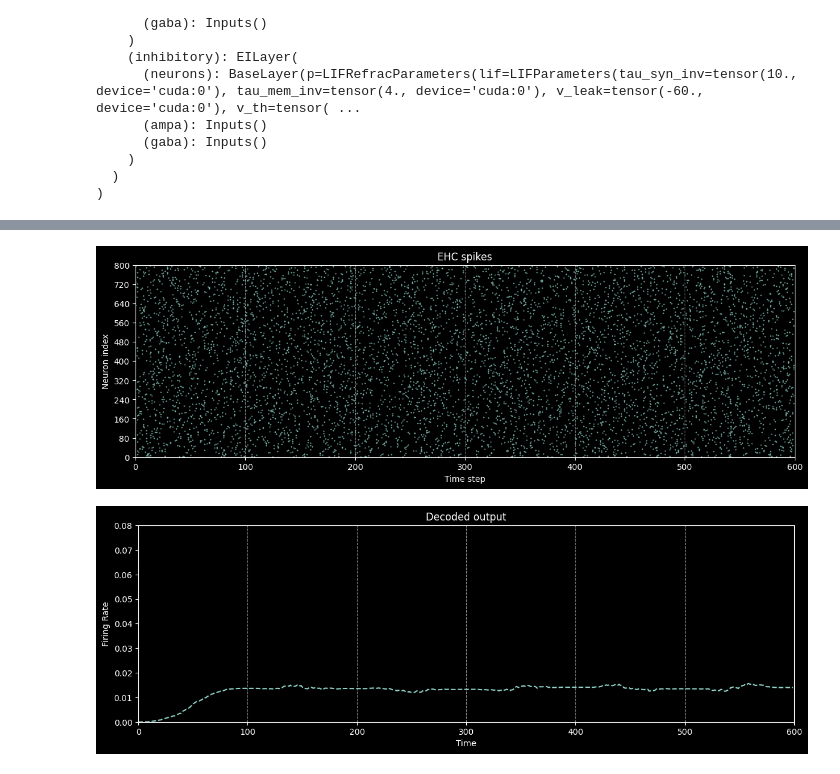
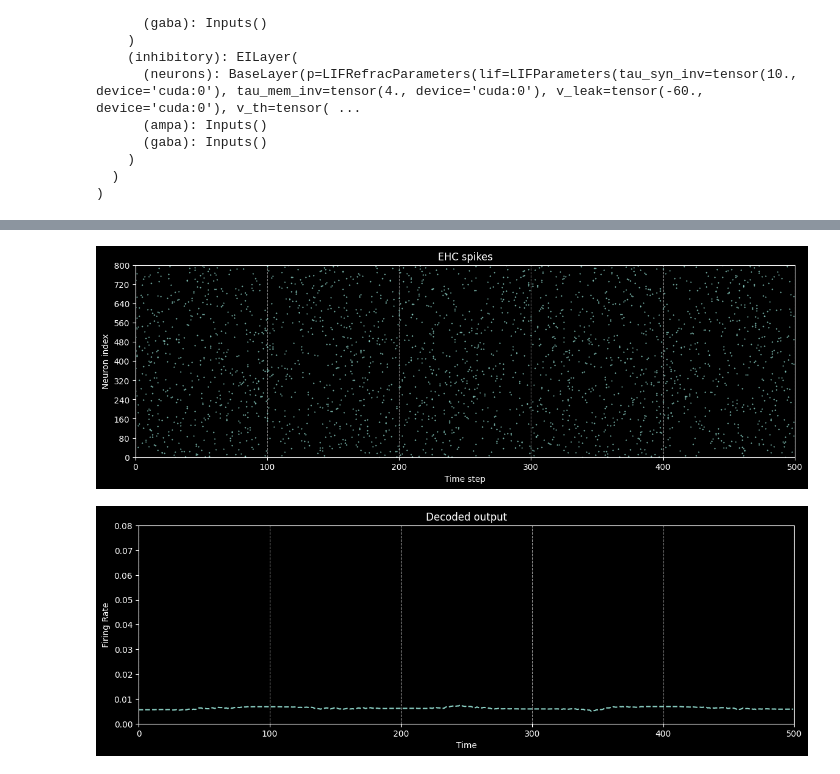
Before and after one commit to BorjaEst/spatial-navigation, a Jupyter notebook: notebooks/EIModel-Balanced.ipynb, the cells around one changed output, grey strips where cells are left out. Saved outputs shown, nothing was run; the diff lists cells and outputs as text; code cells hidden in the pictures.

```diff
--- a/notebooks/EIModel-Balanced.ipynb
+++ b/notebooks/EIModel-Balanced.ipynb
@@ -39,23 +56,23 @@ def signal_loader(n, i=0.0, xmin=0, xmax=200):
     for _ in range(n):
         yield x
 # %%
-for x in signal_loader(1000, i=0.0, xmax=200):
+for x in signal_loader(20000, i=0.0, xmax=200):
     model(x)
 # %%
 spikes_out = [model(x) for x in signal_loader(600, i=0.0, xmax=200)]
 spikes_out = torch.stack(spikes_out)  # Stack spikes in tensor
-plots.raster(spikes_out.cpu(), markersize=1)
+plots.raster(spikes_out[100:].cpu(), markersize=1)
 plt.title("EHC spikes")
 plt.show()
 
 signal_out = torch.stack([decoder(x) for x in spikes_out[:, ymin:ymax]])
 signal_out = signal_out.mean(dim=1).unsqueeze(1).detach()
-plots.signal(signal_out.cpu())
+plots.signal(signal_out[100:].cpu())
 plt.title("Decoded output"), plt.ylim(0.0, 0.080)
 plt.show()
 # %% [output]
-[figure, old version]
+[figure, new version]
-[figure, old version]
+[figure, new version]
 # %%
 w = model.excitatory.ampa.w.detach().cpu()
 mask = model.excitatory.ampa.mask.detach().cpu()
```
Also changed, not shown: parts of 10 cells of this notebook, 3 other files.
